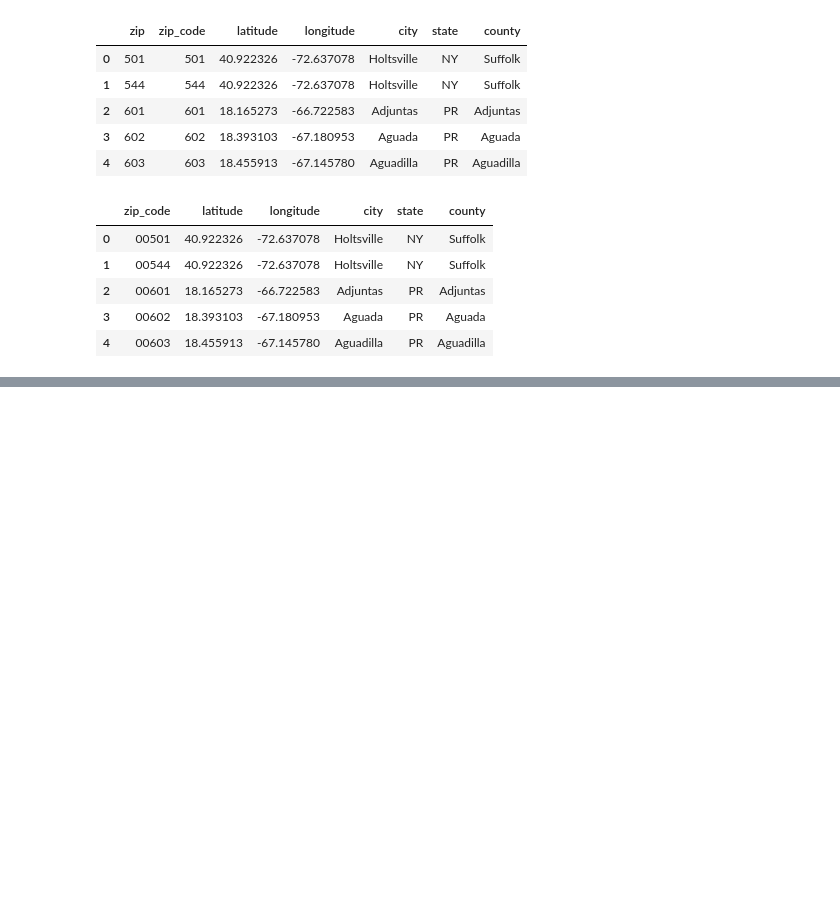
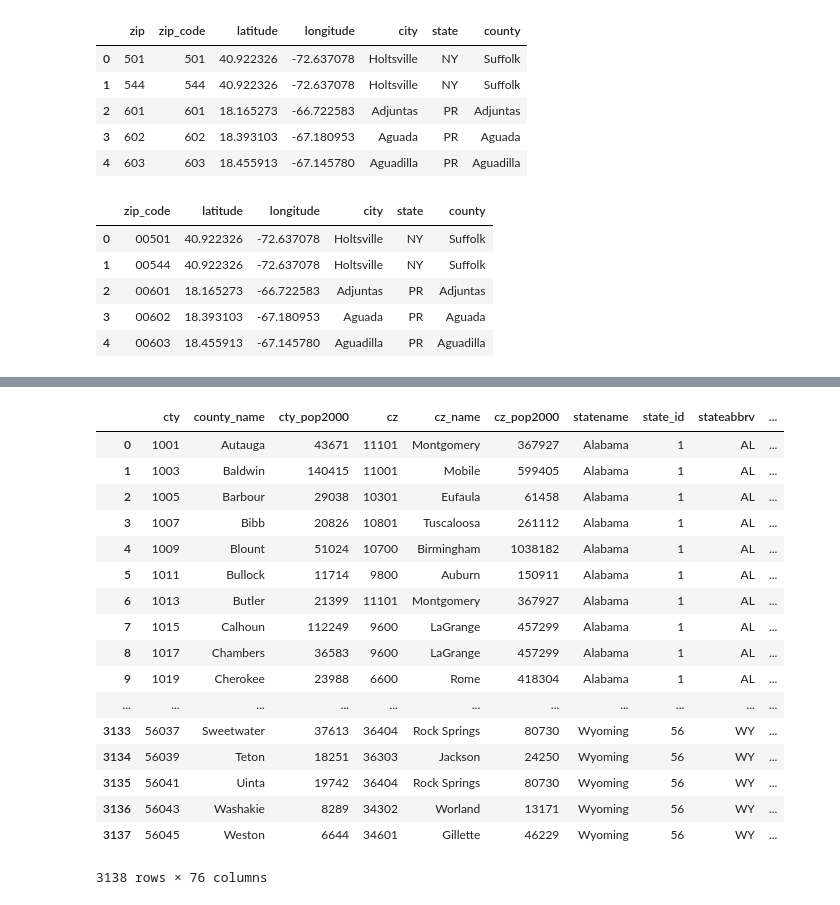
Before and after one commit to parkplace10/groupE_project1, a Jupyter notebook: parker_code.ipynb, the cells around one changed output, grey strips where cells are left out. Drawn from its saved outputs; the diff is of its cells as text; code cells hidden in the pictures; blank space fills up the shorter version.

```diff
--- a/parker_code.ipynb
+++ b/parker_code.ipynb
@@ -43,0 +56,23 @@ df.to_csv("hospital_claim_data",sep="\t")
+# %%
+detailed_health_data = pd.read_csv("csv_data/health_ineq_online_table_12.csv")
+# %%
+detailed_health_data.drop[]
+# %% [output]
+|  | cty | county_name | cty_pop2000 | cz | cz_name | cz_pop2000 | statename | state_id | stateabbrv | ... |
+| 0 | 1001 | Autauga | 43671 | 11101 | Montgomery | 367927 | Alabama | 1 | AL | ... |
+| 1 | 1003 | Baldwin | 140415 | 11001 | Mobile | 599405 | Alabama | 1 | AL | ... |
+| 2 | 1005 | Barbour | 29038 | 10301 | Eufaula | 61458 | Alabama | 1 | AL | ... |
+| 3 | 1007 | Bibb | 20826 | 10801 | Tuscaloosa | 261112 | Alabama | 1 | AL | ... |
+| 4 | 1009 | Blount | 51024 | 10700 | Birmingham | 1038182 | Alabama | 1 | AL | ... |
+| 5 | 1011 | Bullock | 11714 | 9800 | Auburn | 150911 | Alabama | 1 | AL | ... |
+| 6 | 1013 | Butler | 21399 | 11101 | Montgomery | 367927 | Alabama | 1 | AL | ... |
+| 7 | 1015 | Calhoun | 112249 | 9600 | LaGrange | 457299 | Alabama | 1 | AL | ... |
+| 8 | 1017 | Chambers | 36583 | 9600 | LaGrange | 457299 | Alabama | 1 | AL | ... |
+| 9 | 1019 | Cherokee | 23988 | 6600 | Rome | 418304 | Alabama | 1 | AL | ... |
+| ... | ... | ... | ... | ... | ... | ... | ... | ... | ... | ... |
+| 3133 | 56037 | Sweetwater | 37613 | 36404 | Rock Springs | 80730 | Wyoming | 56 | WY | ... |
+| 3134 | 56039 | Teton | 18251 | 36303 | Jackson | 24250 | Wyoming | 56 | WY | ... |
+| 3135 | 56041 | Uinta | 19742 | 36404 | Rock Springs | 80730 | Wyoming | 56 | WY | ... |
+| 3136 | 56043 | Washakie | 8289 | 34302 | Worland | 13171 | Wyoming | 56 | WY | ... |
+| 3137 | 56045 | Weston | 6644 | 34601 | Gillette | 46229 | Wyoming | 56 | WY | ... |
+3138 rows × 76 columns
```
Also changed, not shown: parts of 2 cells of this notebook, 8 other files.
